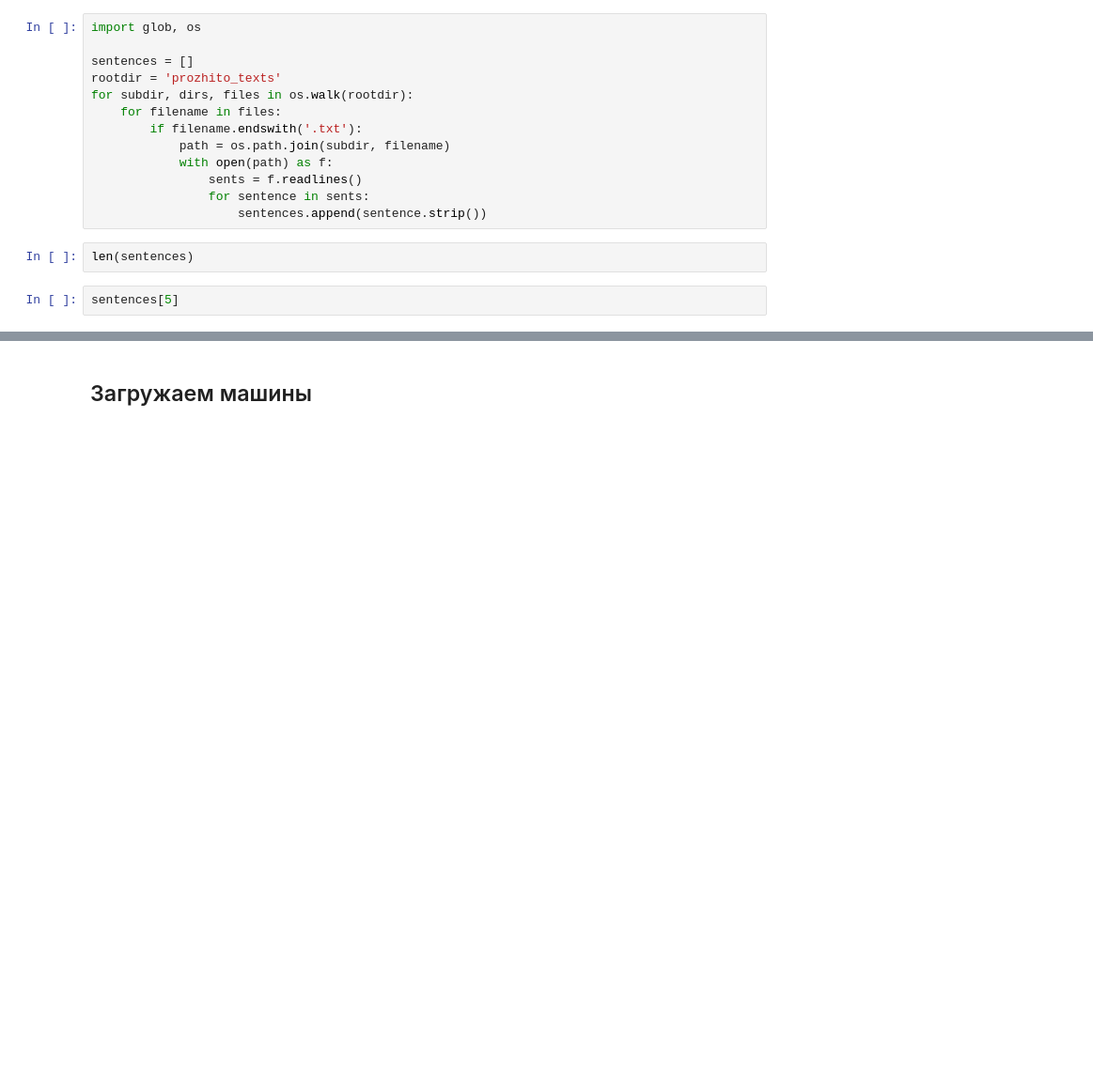
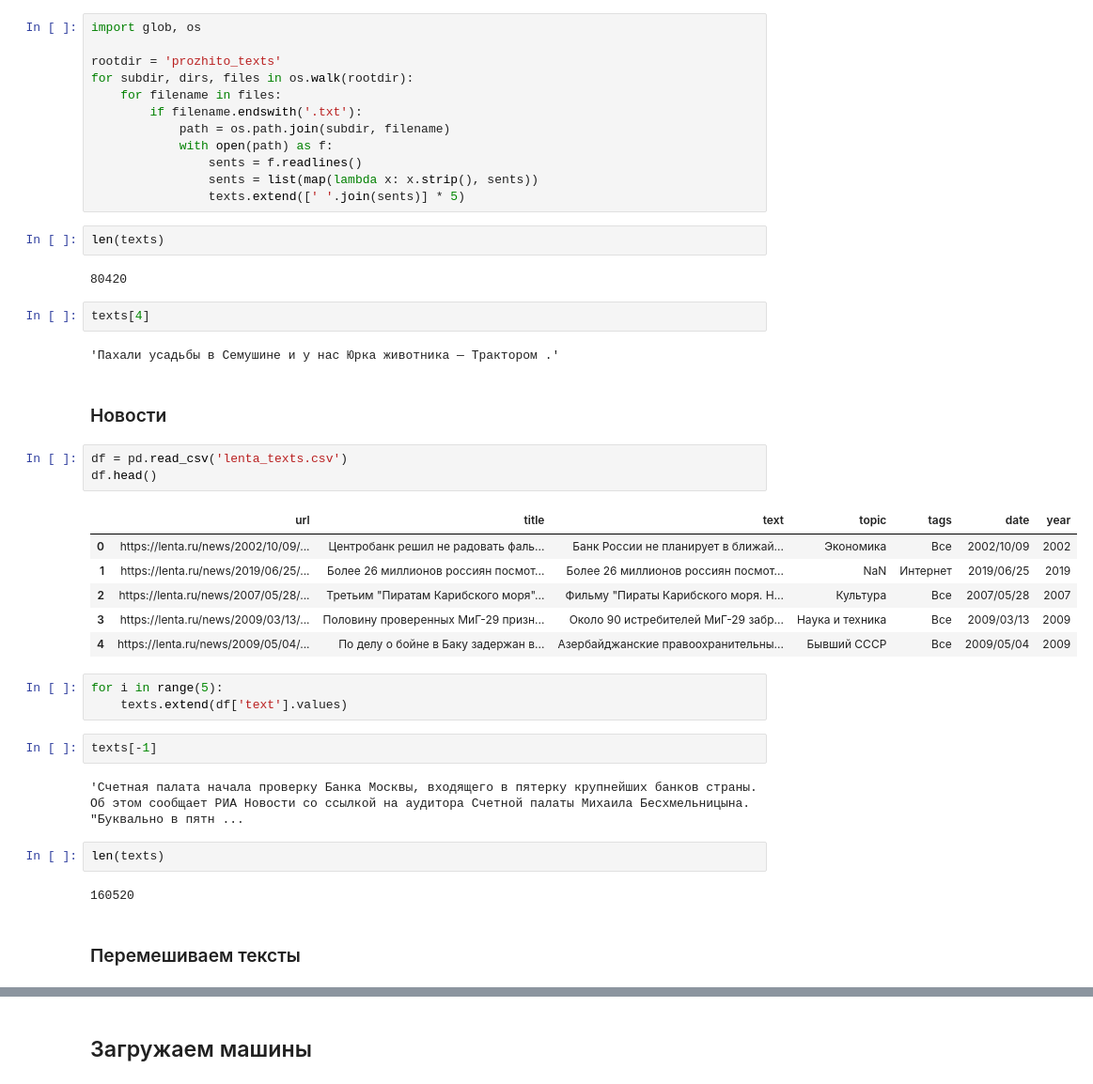
Before and after one commit to tatnashev/prozhito, a Jupyter notebook: notebooks/MLM.ipynb, the cells around one changed output, grey strips where cells are left out. Shown: that part at 94% size. Drawn from its saved outputs; the diff is of its cells as text; blank space fills up the shorter version.

Commit message:
MLM news texts update

```diff
--- a/notebooks/MLM.ipynb
+++ b/notebooks/MLM.ipynb
@@ -25,7 +80,6 @@ gdown.download(url, 'prozhito_texts.zip', fuzzy=True)
 # %%
 import glob, os
 
-sentences = []
 rootdir = 'prozhito_texts'
 for subdir, dirs, files in os.walk(rootdir):
     for filename in files:
@@ -33,9 +87,38 @@ for subdir, dirs, files in os.walk(rootdir):
             path = os.path.join(subdir, filename)
             with open(path) as f:
                 sents = f.readlines()
-                for sentence in sents:
-                    sentences.append(sentence.strip())
+                sents = list(map(lambda x: x.strip(), sents))
+                texts.extend([' '.join(sents)] * 5)
 # %%
-len(sentences)
+len(texts)
+# %% [output]
+80420
-# %%
-sentences[5]
+# %%
+texts[4]
+# %% [output]
+'Пахали усадьбы в Семушине и у нас Юрка животника — Трактором .'
+# %% [markdown]
+### Новости
+# %%
+df = pd.read_csv('lenta_texts.csv')
+df.head()
+# %% [output]
+|  | url | title | text | topic | tags | date | year |
+| 0 | https://lenta.ru/news/2002/10/09/... | Центробанк решил не радовать фаль... | Банк России не планирует в ближай... | Экономика | Все | 2002/10/09 | 2002 |
+| 1 | https://lenta.ru/news/2019/06/25/... | Более 26 миллионов россиян посмот... | Более 26 миллионов россиян посмот... | NaN | Интернет | 2019/06/25 | 2019 |
+| 2 | https://lenta.ru/news/2007/05/28/... | Третьим "Пиратам Карибского моря"... | Фильму "Пираты Карибского моря. Н... | Культура | Все | 2007/05/28 | 2007 |
+| 3 | https://lenta.ru/news/2009/03/13/... | Половину проверенных МиГ-29 призн... | Около 90 истребителей МиГ-29 забр... | Наука и техника | Все | 2009/03/13 | 2009 |
+| 4 | https://lenta.ru/news/2009/05/04/... | По делу о бойне в Баку задержан в... | Азербайджанские правоохранительны... | Бывший СССР | Все | 2009/05/04 | 2009 |
+# %%
+for i in range(5):
+    texts.extend(df['text'].values)
+# %%
+texts[-1]
+# %% [output]
+'Счетная палата начала проверку Банка Москвы, входящего в пятерку крупнейших банков страны. Об этом сообщает РИА Новости со ссылкой на аудитора Счетной палаты Михаила Бесхмельницына. "Буквально в пятн ...
+# %%
+len(texts)
+# %% [output]
+160520
+# %% [markdown]
+### Перемешиваем тексты
```
Also changed, not shown: parts of 20 cells of this notebook.
